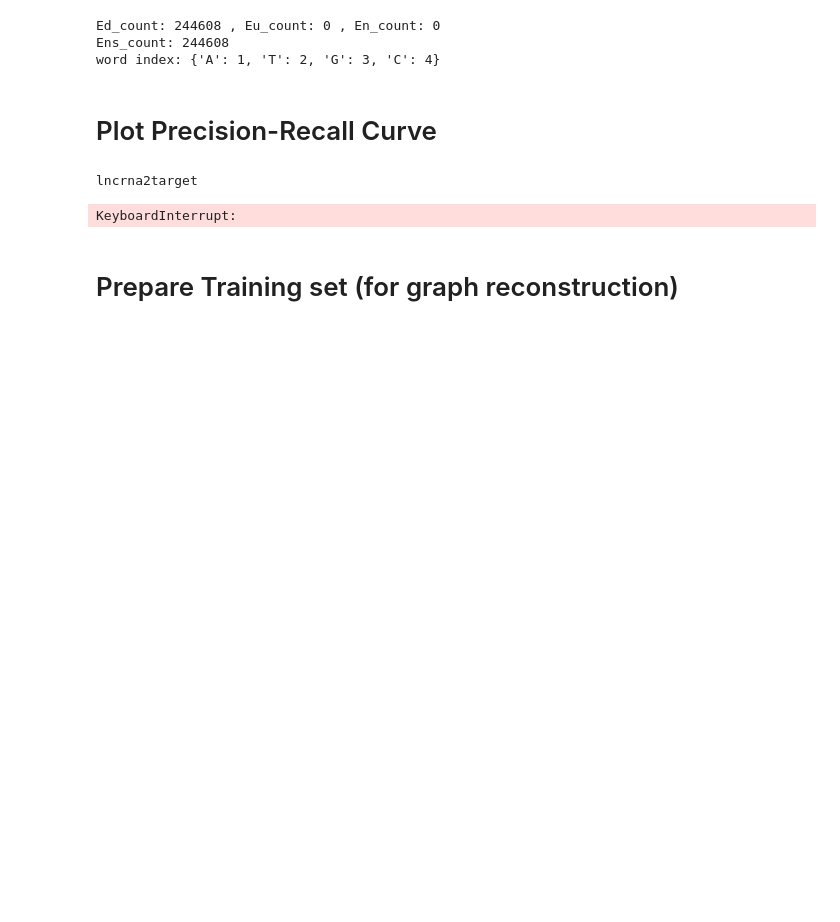
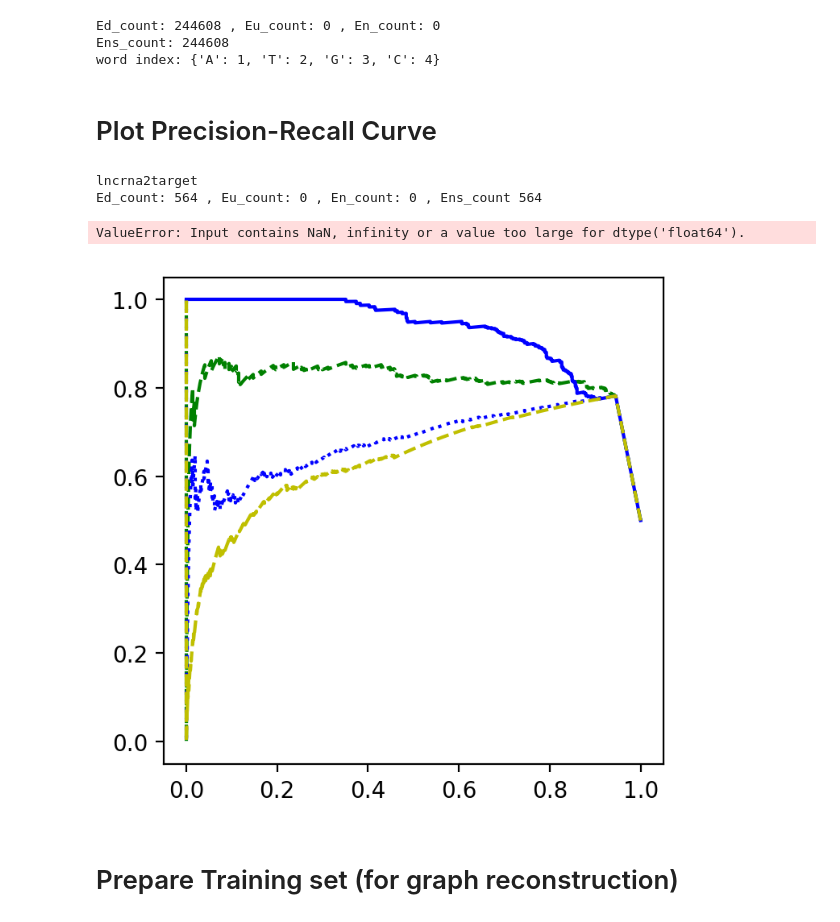
Before and after one commit to JonnyTran/MultiOmicsGraphEmbedding, a Jupyter notebook: Siamese Graph Embedding.ipynb, the cells around one changed output. Cells and saved outputs as stored; diff of their text form; code cells hidden in the pictures; blank space fills up the shorter version.

```diff
--- a/Siamese Graph Embedding.ipynb
+++ b/Siamese Graph Embedding.ipynb
@@ -98,9 +96,8 @@ params = {
 from moge.embedding.siamese_graph_embedding import SiameseGraphEmbedding
 from moge.embedding.siamese_triplet_online_embedding import SiameseOnlineTripletGraphEmbedding
 
-siamese = SiameseOnlineTripletGraphEmbedding(batch_size=400, epochs=30, verbose=True)
-# siamese = SiameseGraphEmbedding(d=128, batch_size=1024, lr=0.001, epochs=50, negative_sampling_ratio=2.0,
-#                                  max_length=2000, truncating="post", verbose=True)
+siamese = SiameseOnlineTripletGraphEmbedding(batch_size=225, epochs=30, verbose=True)
+# siamese = SiameseGraphEmbedding(batch_size=1024, epochs=10, verbose=True)
 
 # siamese = SiameseTripletGraphEmbedding(d=128, batch_size=256, margin=0.2, lr=0.001, epochs=30,
 #     negative_sampling_ratio=2.0, directed_proba=0.8, compression_func="sqrt3",
@@ -126,6 +122,7 @@ SiameseOnlineTripletGraphEmbedding(batch_size=400, compression_func='log',
 siamese.learn_embedding(network, network_val=network_val, multi_gpu=False,
                         n_steps=250,
                         tensorboard=True,
+                        early_stopping=True,
                         seed=0)
 # %% [output]
 Using SampledDataGenerator
@@ -207,6 +179,11 @@ from moge.embedding.sequence_based_embedding import BioVecEmbedding, iDeepVEmbed
 
 node2vec_emb = ImportedGraphEmbedding(d=128, method_name="node2vec")
 node2vec_emb.import_embedding("moge/data/LMN_future_recall/TRAIN/Interactions_Only/lmn_train.all.node2vec.emb",
+                          node_list=network.node_list)
+
+
+biovec_emb = ImportedGraphEmbedding(d=100, method_name="BioVec")
+biovec_emb.import_embedding("moge/data/LMN_future_recall/TRAIN/Interactions_Only/lmn_train.all.biovec.emb",
                           node_list=network.node_list)
 
 line_emb = ImportedGraphEmbedding(d=128, method_name="LINE")
@@ -262,9 +218,9 @@ methods["node2vec"] = node2vec_emb
 methods["LINE"] = line_emb
 methods["HOPE"] = hope_emb
 methods["SDNE"] = sdne_emb
-# methods["BioVec"] = biovec_emb
+methods["BioVec"] = biovec_emb
 methods["rna2rna"] = rna2rna_emb
-# methods["siamese"] = siamese
+methods["siamese"] = siamese
 # %% [markdown]
 # Prepare Validation Set
 # %%
@@ -289,17 +245,20 @@ word index: {'A': 1, 'T': 2, 'G': 3, 'C': 4}
 # %%
 from moge.evaluation.link_prediction import evaluate_pr_curve_link_pred, evaluate_pr_curve_link_pred_by_database
 # evaluate_pr_curve_link_pred(methods, X, y_true)
 evaluate_pr_curve_link_pred_by_database(methods, generator_val,
-                                        tests=[("LNC", "GE", "lncrna2target"),
-                                               ("MIR", "LNC", "lncBase"),
-                                               ("MIR", "GE", "miRTarBase"),
-                                               ("GE", "GE", "BioGRID"),
-                                               ("LNC", "GE", "lncRInter"),
-                                               ("LNC", "GE", "LncReg"),
+                                        tests=[
+                                            ("LNC", "GE", "lncrna2target"),
+                                            ("MIR", "LNC", "lncBase"),
+                                            ("MIR", "GE", "miRTarBase"),
+                                            ("GE", "GE", "BioGRID"),
+#                                             ("LNC", "GE", "lncRInter"),
+#                                             ("LNC", "GE", "LncReg"),
                                               ])
 # %% [output]
 lncrna2target
+Ed_count: 564 , Eu_count: 0 , En_count: 0 , Ens_count 564
-KeyboardInterrupt:
+ValueError: Input contains NaN, infinity or a value too large for dtype('float64').
+[figure, added]
 # %% [markdown]
 # Prepare Training set (for graph reconstruction)
 # %%
```
Also changed, not shown: parts of 16 cells of this notebook, 6 other files.
